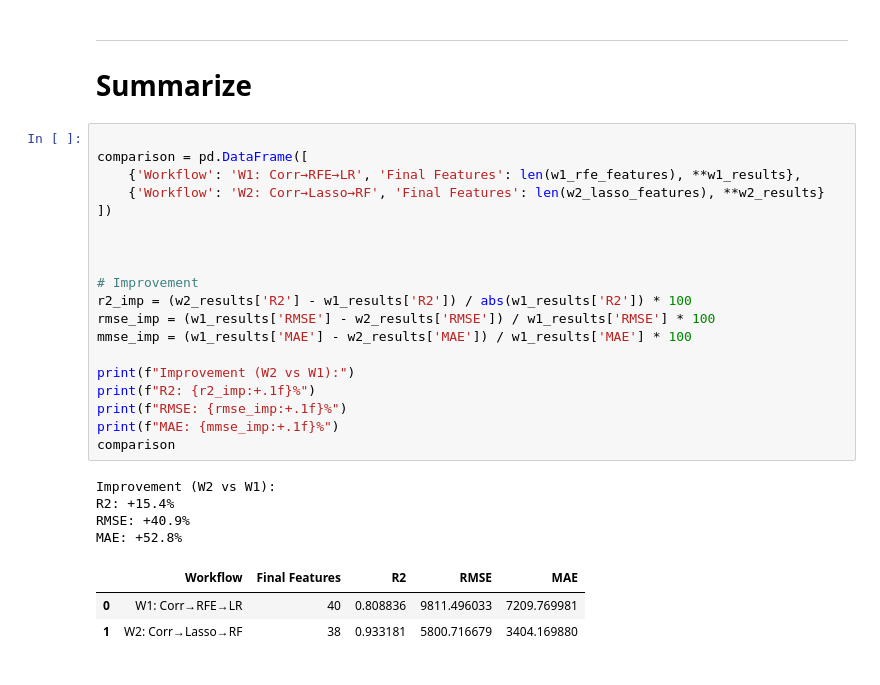
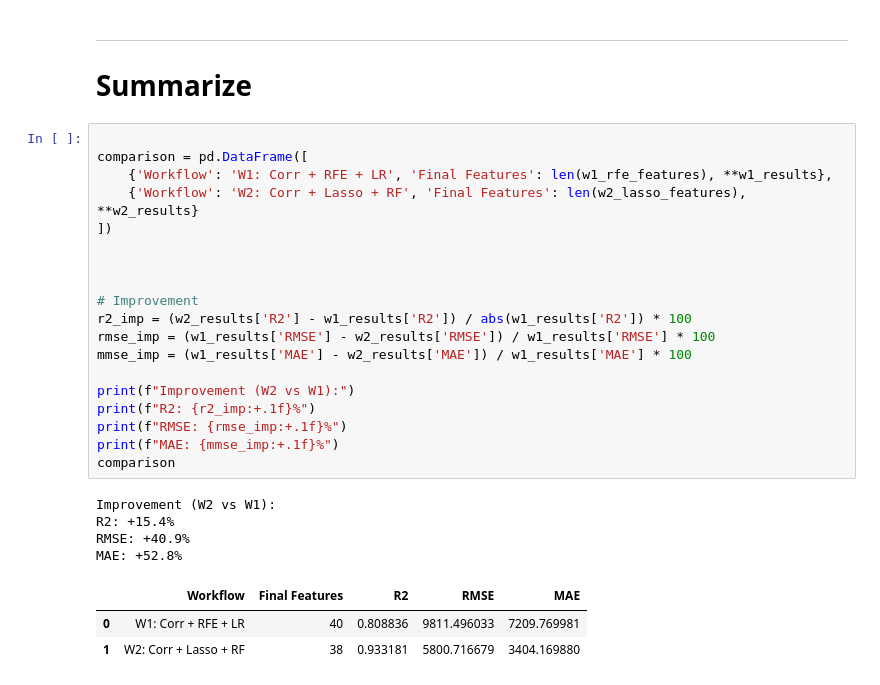
Before and after one commit to NareMu/ML-Classification-and-Clustering-Project, a Jupyter notebook: proj1/part2-2.ipynb, the cells around one changed output. Drawn from its saved outputs; the diff is of its cells as text.

```diff
--- a/proj1/part2-2.ipynb
+++ b/proj1/part2-2.ipynb
@@ -239,27 +239,27 @@ plt.show()
 # %%
 
 comparison = pd.DataFrame([
-    {'Workflow': 'W1: Corr→RFE→LR', 'Final Features': len(w1_rfe_features), **w1_results},
-    {'Workflow': 'W2: Corr→Lasso→RF', 'Final Features': len(w2_lasso_features), **w2_results}
+    {'Workflow': 'W1: Corr + RFE + LR', 'Final Features': len(w1_rfe_features), **w1_results},
+    {'Workflow': 'W2: Corr + Lasso + RF', 'Final Features': len(w2_lasso_features), **w2_results}
 ])
 
 
 
 # Improvement
 r2_imp = (w2_results['R2'] - w1_results['R2']) / abs(w1_results['R2']) * 100
 rmse_imp = (w1_results['RMSE'] - w2_results['RMSE']) / w1_results['RMSE'] * 100
 mmse_imp = (w1_results['MAE'] - w2_results['MAE']) / w1_results['MAE'] * 100
 
 print(f"Improvement (W2 vs W1):")
 print(f"R2: {r2_imp:+.1f}%")
 print(f"RMSE: {rmse_imp:+.1f}%")
 print(f"MAE: {mmse_imp:+.1f}%")
 comparison
 # %% [output]
 Improvement (W2 vs W1):
 R2: +15.4%
 RMSE: +40.9%
 MAE: +52.8%
 |  | Workflow | Final Features | R2 | RMSE | MAE |
-| 0 | W1: Corr→RFE→LR | 40 | 0.808836 | 9811.496033 | 7209.769981 |
-| 1 | W2: Corr→Lasso→RF | 38 | 0.933181 | 5800.716679 | 3404.169880 |
+| 0 | W1: Corr + RFE + LR | 40 | 0.808836 | 9811.496033 | 7209.769981 |
+| 1 | W2: Corr + Lasso + RF | 38 | 0.933181 | 5800.716679 | 3404.169880 |
```
Also changed, not shown: parts of 1 cell of this notebook, 2 other files.
